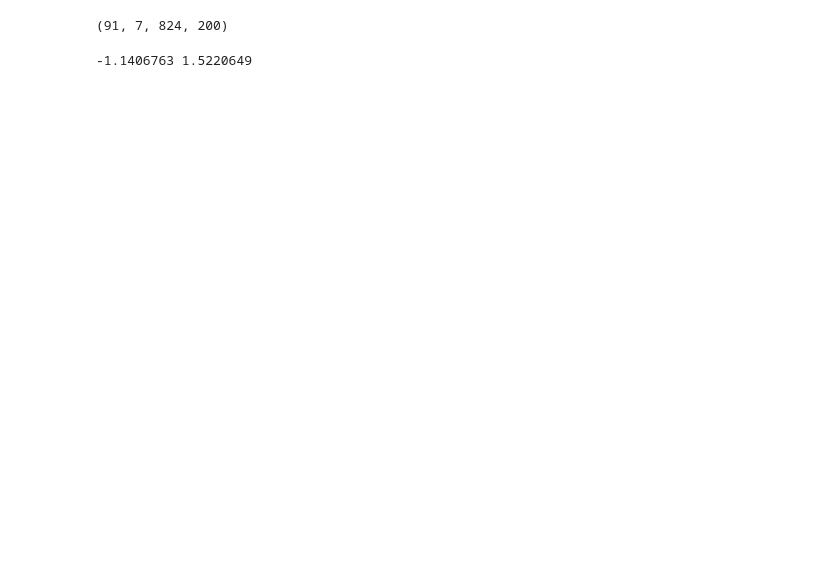
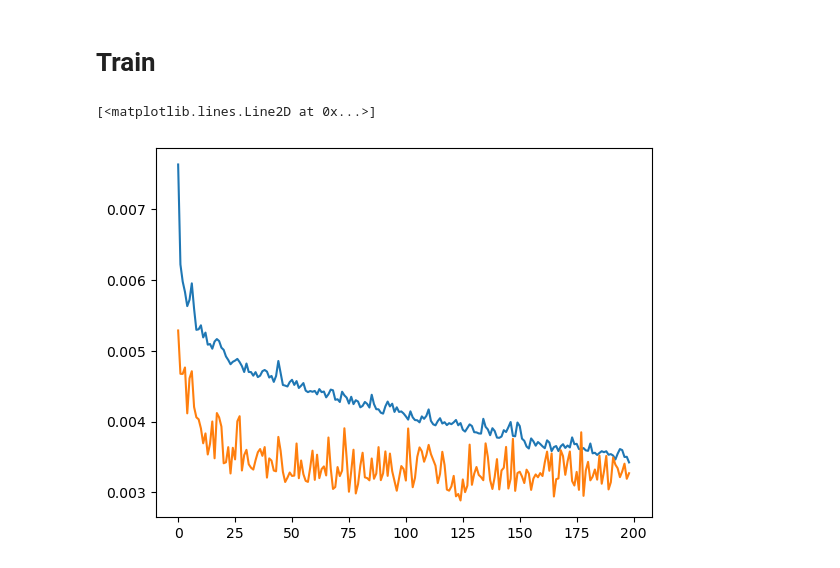
Before and after one commit to Ronningen/DDIN1, a Jupyter notebook: train.ipynb, the cells around one changed output. Cells and saved outputs as stored; diff of their text form; code cells hidden in the pictures; blank space fills up the shorter version.

```diff
--- a/train.ipynb
+++ b/train.ipynb
@@ -169 +129,48 @@ plt.show()
+# %% [markdown]
+# Train
+# %%
+CONFIG = dict(hidden=64, steps=1, dropout=1e-2)
+# %%
+model = TSWrapper(EUNet(**CONFIG, channels=data.shape[1]), avg).cuda()
+opt = torch.optim.Adam(model.parameters(), 1e-4, (0.9, 0.999))
+lweight = torch.tensor([[0.5]*(BPTT_WINDOW-PRED_WINDOW) + [1]*PRED_WINDOW]).cuda()
+
+loss, val_loss, grads = [], [], []
+
+def wmse(y_pred, y_true):
+    global mask, lweight
+    se = torch.mean(((y_pred*(y_true>0) - y_true)*mask)**2, dim=(2,3))
+    return torch.mean(se*lweight)
+# %%
+t = trange(200)
+for _ in t:
+    tl, vl, grad = [], [], []
+    # train round
+    model.train()
+    for train in trains:
+        for X, y in train:
+            l = wmse(model(X.cuda()), y.cuda())
+            opt.zero_grad(); l.backward(); opt.step()
+            tl.append(l.detach().cpu().item())
+
+            for tag, value in model.named_parameters():
+                if value.grad is not None:
+                    grad.append(value.grad.norm().cpu().item())
+    # val round
+    model.eval()
+    with torch.no_grad():
+        for X, y in val:
+            l = wmse(model(X.cuda()), y.cuda())
+            vl.append(l.detach().cpu().item())
+
+    tl, vl, grad = np.mean(tl), np.mean(vl), np.mean(grad)
+    loss.append(tl); val_loss.append(vl); grads.append(grad)
+    t.set_postfix(loss=tl, val_loss=vl, grad=grad)
+# %%
+plt.plot(loss[1:])
+plt.plot(val_loss[1:])
+# plt.plot(grads[1:])
+# %% [output]
+[<matplotlib.lines.Line2D at 0x...>]
+[figure, added]
 # %%
@@ -182,18 +177,0 @@ data = np.concatenate([
-# %%
-prediction = []
-x = model.avg_state
-model.eval()
-with torch.no_grad():
-    for i in trange(425-334):
-        inp = torch.tensor(data[i:i+1:,:,:-1],dtype=torch.float).to('cuda')
-        x = ffill(inp, x)
-        x = model.cell(x)
-        prediction.append(x.detach().cpu().numpy())
-prediction = np.vstack(prediction)
-prediction.shape
-# %% [output]
-(91, 7, 824, 200)
-# %%
-print(prediction.min(), prediction.max())
-# %% [output]
--1.1406763 1.5220649
```
Also changed, not shown: parts of 23 cells of this notebook.
